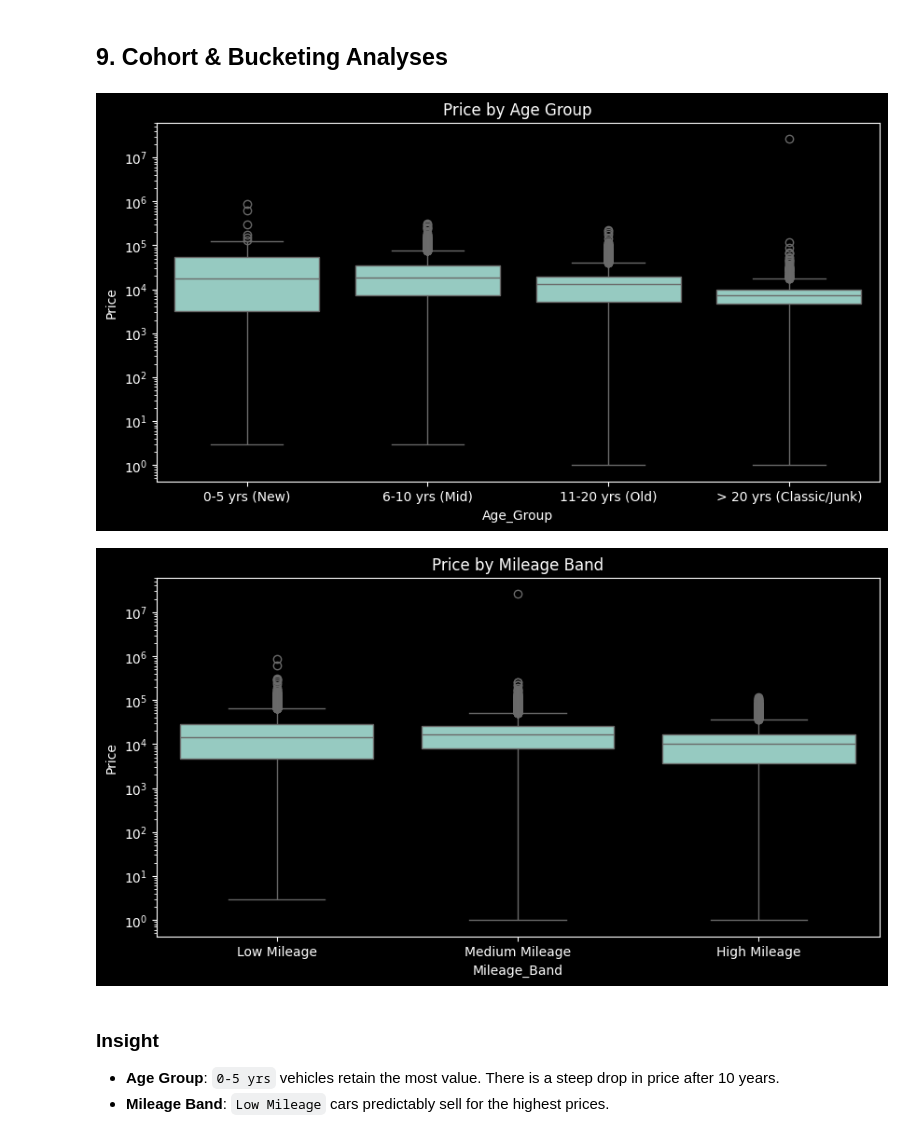
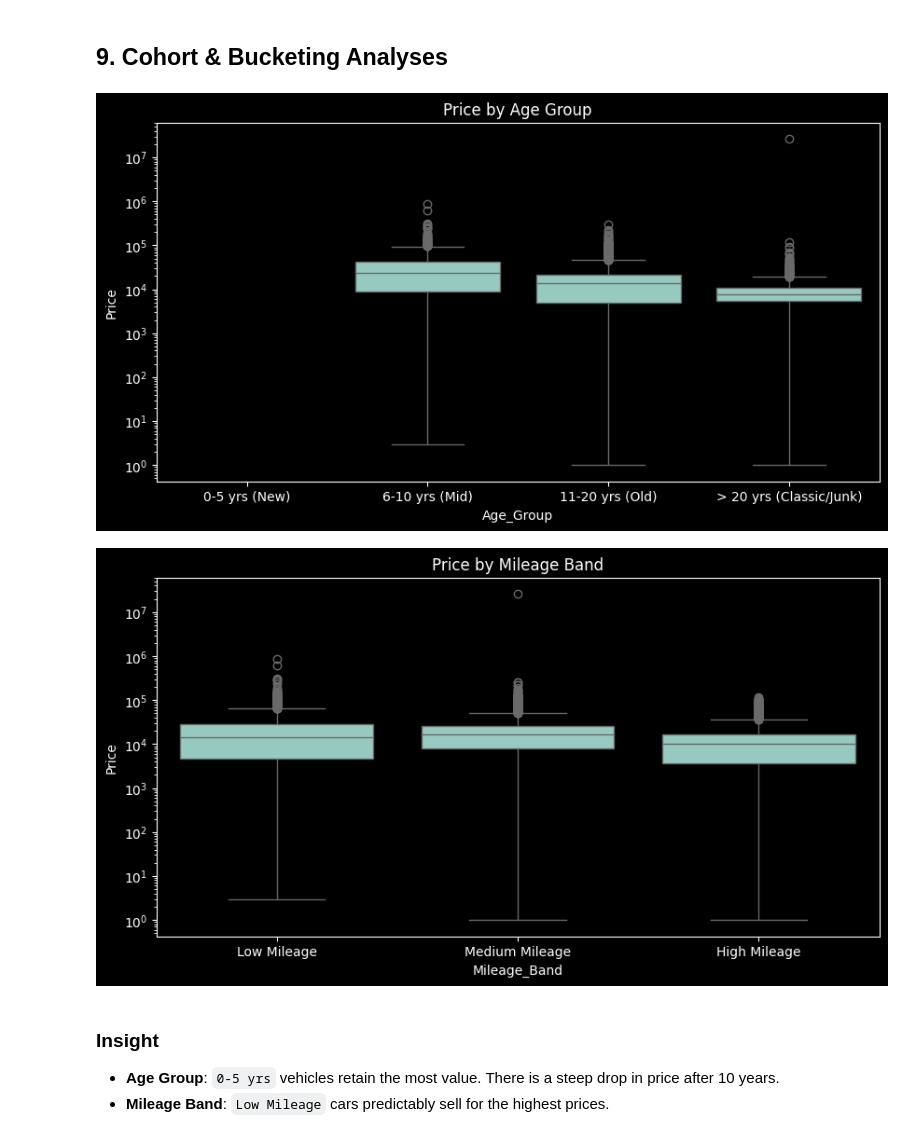
Before and after one commit to sumeet-016/Price-Prediction, a Jupyter notebook: Notebook/Car_Price_EDA.ipynb, the cells around one changed output. Saved outputs shown, nothing was run; the diff lists cells and outputs as text; code cells hidden in the pictures.

```diff
--- a/Notebook/Car_Price_EDA.ipynb
+++ b/Notebook/Car_Price_EDA.ipynb
@@ -30,7 +30,7 @@ import warnings
 warnings.filterwarnings('ignore')
 
 # Load Dataset
-data = pd.read_csv('car_price_prediction.csv')
+data = pd.read_csv(r'D:\Data Science Projects\Car Price Prediction\Dataset\car_price_prediction.csv')
 
 # 1. Check Shape
 print('Data Shape:', data.shape)
@@ -289,37 +289,37 @@ plt.show()
 ## 9. Cohort & Bucketing Analyses
 # %%
 # a) Age Bucket
-current_year = 2024
+current_year = 2026
 data['Age'] = current_year - data['Prod. year']
 
 def age_bucket(a):
     if a <= 5: return '0-5 yrs (New)'
     elif a <= 10: return '6-10 yrs (Mid)'
     elif a <= 20: return '11-20 yrs (Old)'
     else: return '> 20 yrs (Classic/Junk)'
 
 data['Age_Group'] = data['Age'].apply(age_bucket)
 
 plt.figure(figsize=(10, 5))
 sns.boxplot(x='Age_Group', y='Price', data=data, order=['0-5 yrs (New)', '6-10 yrs (Mid)', '11-20 yrs (Old)', '> 20 yrs (Classic/Junk)'])
 plt.yscale('log')
 plt.title('Price by Age Group')
 plt.show()
 
 # b) Mileage Bucket
 def mileage_bucket(m):
     if m < 50000: return 'Low Mileage'
     elif m < 150000: return 'Medium Mileage'
     else: return 'High Mileage'
 
 data['Mileage_Band'] = data['Mileage'].apply(mileage_bucket)
 plt.figure(figsize=(10, 5))
 sns.boxplot(x='Mileage_Band', y='Price', data=data, order=['Low Mileage', 'Medium Mileage', 'High Mileage'])
 plt.yscale('log')
 plt.title('Price by Mileage Band')
 plt.show()
 # %% [output]
-[figure, old version]
+[figure, new version]
 [figure]
 # %% [markdown]
 ### Insight
```
Also changed, not shown: parts of 4 cells of this notebook, 2 other files.
